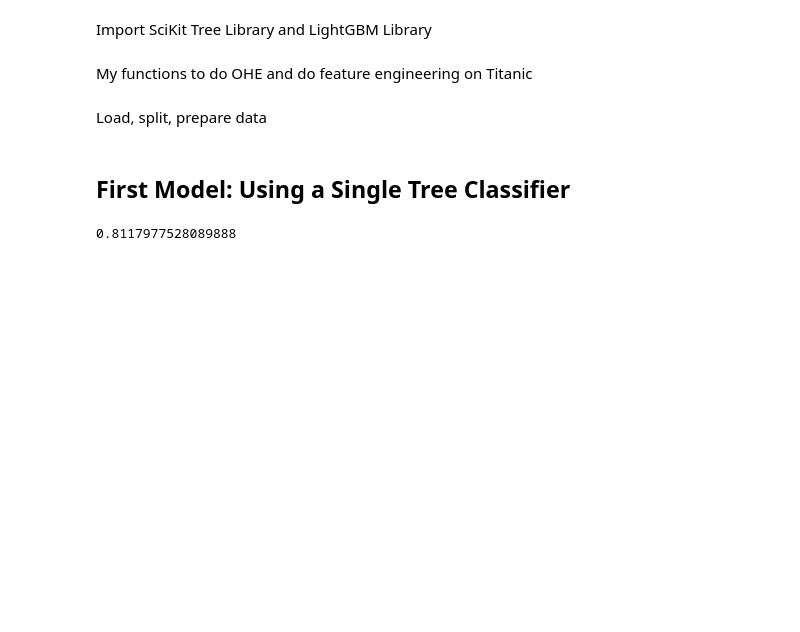
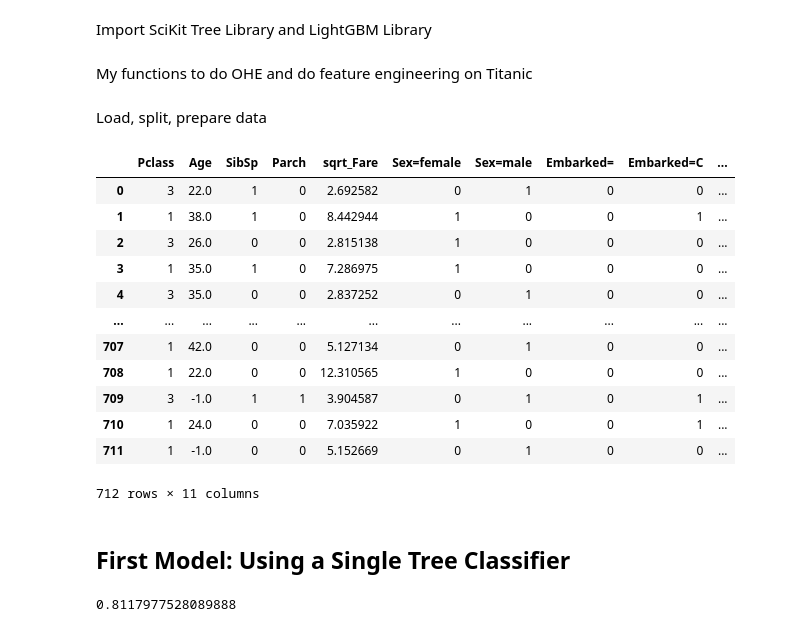
Before and after one commit to tonello88/machine_learning, a Jupyter notebook: Forest,_Features_and_LightGBM.ipynb, the cells around one changed output. Cells and saved outputs as stored; diff of their text form; code cells hidden in the pictures; blank space fills up the shorter version.

```diff
--- a/Forest,_Features_and_LightGBM.ipynb
+++ b/Forest,_Features_and_LightGBM.ipynb
@@ -49,6 +49,22 @@ data = pandas.read_csv("https://raw.githubusercontent.com/thimotyb/real-world-ma
 data_train = data[:int(0.8*len(data))]
 data_test = data[int(0.8*len(data)):]
 features = prepare_data(data_train)
+# %%
+features
+# %% [output]
+|  | Pclass | Age | SibSp | Parch | sqrt_Fare | Sex=female | Sex=male | Embarked= | Embarked=C | ... |
+| 0 | 3 | 22.0 | 1 | 0 | 2.692582 | 0 | 1 | 0 | 0 | ... |
+| 1 | 1 | 38.0 | 1 | 0 | 8.442944 | 1 | 0 | 0 | 1 | ... |
+| 2 | 3 | 26.0 | 0 | 0 | 2.815138 | 1 | 0 | 0 | 0 | ... |
+| 3 | 1 | 35.0 | 1 | 0 | 7.286975 | 1 | 0 | 0 | 0 | ... |
+| 4 | 3 | 35.0 | 0 | 0 | 2.837252 | 0 | 1 | 0 | 0 | ... |
+| ... | ... | ... | ... | ... | ... | ... | ... | ... | ... | ... |
+| 707 | 1 | 42.0 | 0 | 0 | 5.127134 | 0 | 1 | 0 | 0 | ... |
+| 708 | 1 | 22.0 | 0 | 0 | 12.310565 | 1 | 0 | 0 | 0 | ... |
+| 709 | 3 | -1.0 | 1 | 1 | 3.904587 | 0 | 1 | 0 | 1 | ... |
+| 710 | 1 | 24.0 | 0 | 0 | 7.035922 | 1 | 0 | 0 | 1 | ... |
+| 711 | 1 | -1.0 | 0 | 0 | 5.152669 | 0 | 1 | 0 | 0 | ... |
+712 rows × 11 columns
 # %% [markdown]
 ## First Model: Using a Single Tree Classifier
 # %%
```
Also changed, not shown: parts of 9 cells of this notebook.
